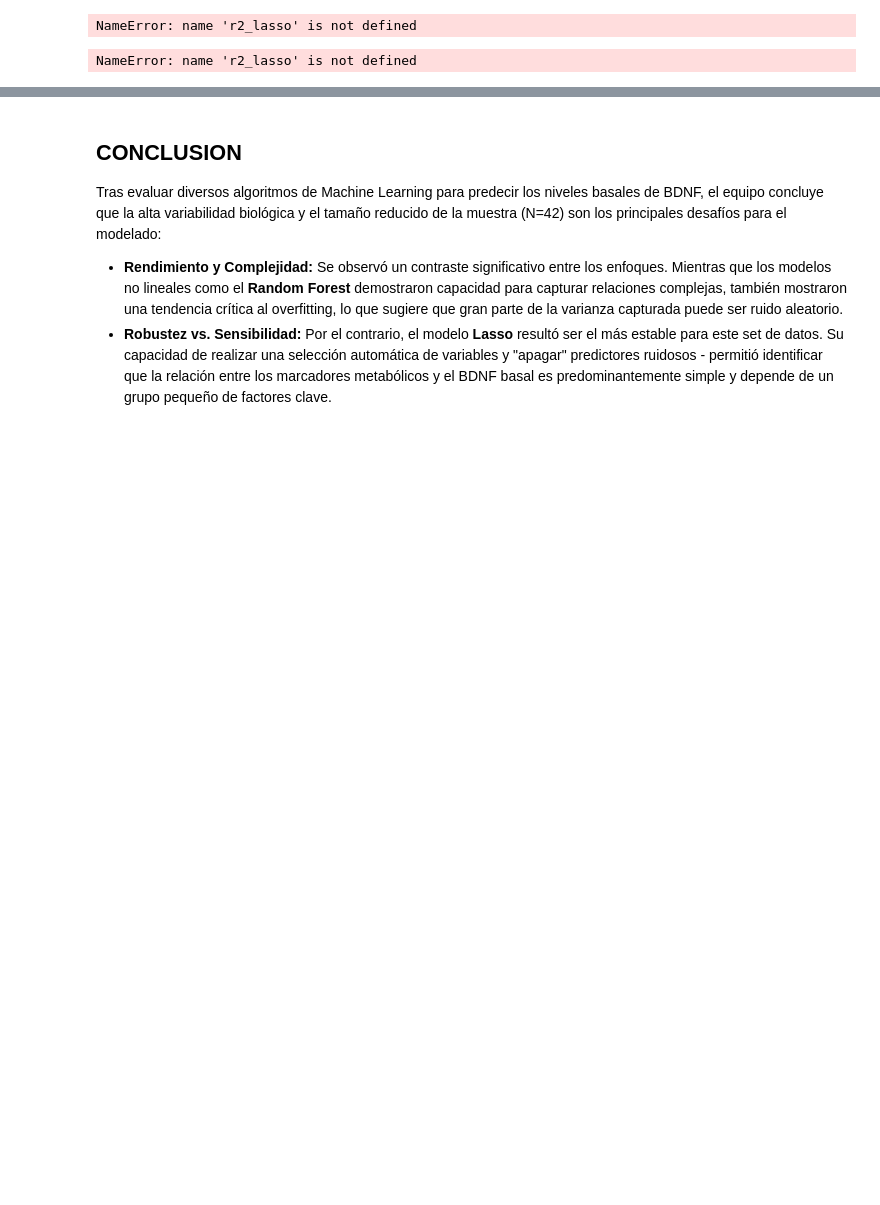
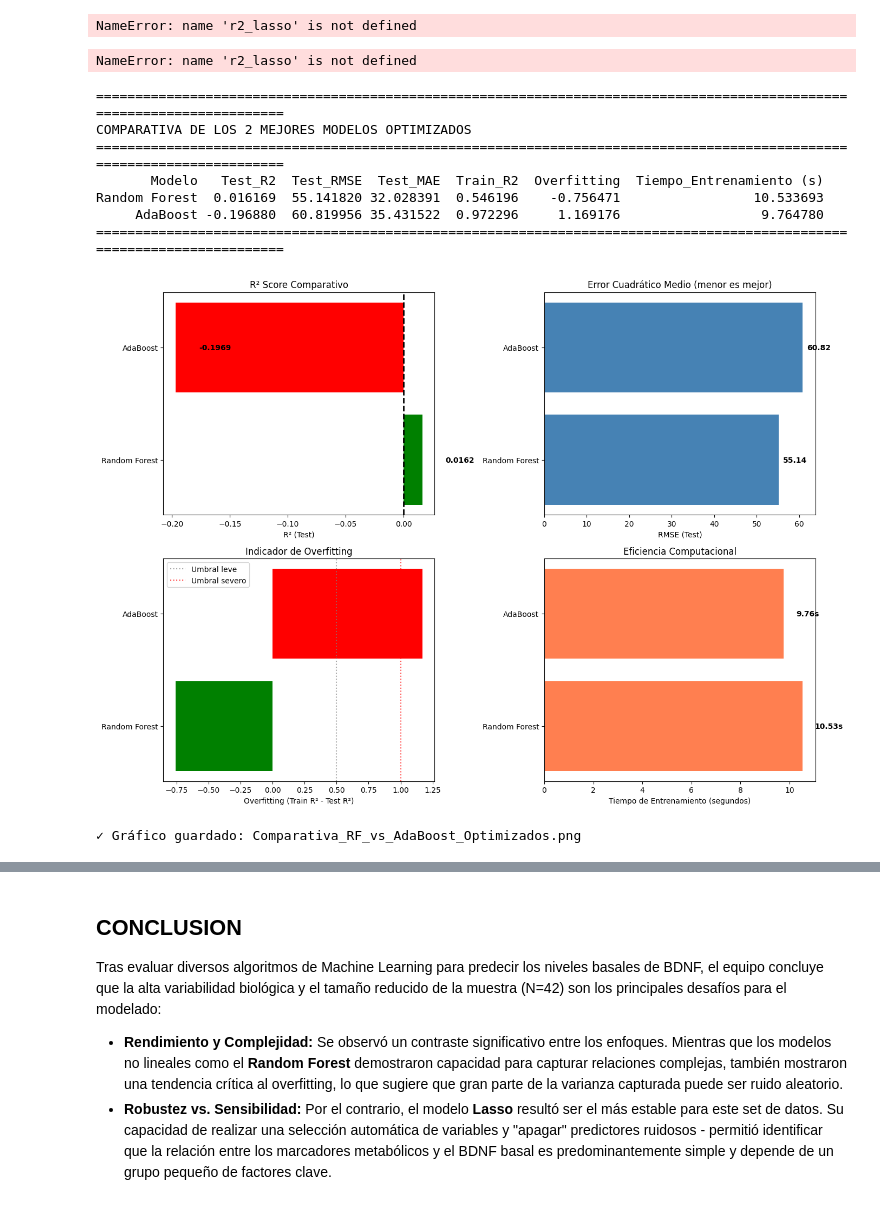
Before and after one commit to MardonioR/Proyecto-Polifenoles, a Jupyter notebook: Notebooks/Sem7_Miriam.ipynb, the cells around one changed output, grey strips where cells are left out. Saved outputs shown, nothing was run; the diff lists cells and outputs as text; code cells hidden in the pictures; blank space fills up the shorter version.

```diff
--- a/Notebooks/Sem7_Miriam.ipynb
+++ b/Notebooks/Sem7_Miriam.ipynb
@@ -1604,3 +1604,80 @@ plt.savefig('../Entregables/UdeBarcelona/Comparativa_Mejores_Modelos_BDNF_fixed.
 plt.show()
 # %% [output]
 NameError: name 'r2_lasso' is not defined
+# %%
+# Comparativa de los 2 mejores modelos optimizados: Random Forest y AdaBoost
+
+# Crear tabla comparativa con los mejores modelos
+mejores_modelos_comparativa = pd.DataFrame({
+    'Modelo': ['Random Forest', 'AdaBoost'],
+    'Test_R2': [r2_test, r2_test_ada],
+    'Test_RMSE': [rmse_test, rmse_test_ada],
+    'Test_MAE': [mae_test, mae_test_ada],
+    'Train_R2': [r2_train, r2_train_ada],
+    'Overfitting': [overfitting, overfitting_ada],
+    'Tiempo_Entrenamiento (s)': [
+        grid_search_rf.cv_results_['mean_fit_time'].mean() * grid_search_rf.n_iter,
+        grid_search_ada.cv_results_['mean_fit_time'].mean() * grid_search_ada.n_iter
+    ]
+})
+
+print("="*120)
+print("COMPARATIVA DE LOS 2 MEJORES MODELOS OPTIMIZADOS")
+print("="*120)
+print(mejores_modelos_comparativa.to_string(index=False))
+print("="*120)
+
+# Visualización comparativa
+fig, axes = plt.subplots(2, 2, figsize=(14, 10))
+
+# Plot 1: R² comparison
+ax1 = axes[0, 0]
+colors_r2 = ['green' if x > 0 else 'red' for x in mejores_modelos_comparativa['Test_R2']]
+ax1.barh(mejores_modelos_comparativa['Modelo'], mejores_modelos_comparativa['Test_R2'], color=colors_r2)
+ax1.axvline(x=0, color='black', linestyle='--', linewidth=2)
+ax1.set_xlabel('R² (Test)')
+ax1.set_title('R² Score Comparativo')
+for i, v in enumerate(mejores_modelos_comparativa['Test_R2']):
+    ax1.text(v + 0.02, i, f'{v:.4f}', va='center', fontweight='bold')
+
+# Plot 2: RMSE comparison
+ax2 = axes[0, 1]
+ax2.barh(mejores_modelos_comparativa['Modelo'], mejores_modelos_comparativa['Test_RMSE'], color='steelblue')
+ax2.set_xlabel('RMSE (Test)')
+ax2.set_title('Error Cuadrático Medio (menor es mejor)')
+for i, v in enumerate(mejores_modelos_comparativa['Test_RMSE']):
+    ax2.text(v + 1, i, f'{v:.2f}', va='center', fontweight='bold')
+
+# Plot 3: Overfitting
+ax3 = axes[1, 0]
+colors_overfit = ['green' if x < 0.5 else 'orange' if x < 1.0 else 'red' for x in mejores_modelos_comparativa['Overfitting']]
+ax3.barh(mejores_modelos_comparativa['Modelo'], mejores_modelos_comparativa['Overfitting'], color=colors_overfit)
+ax3.set_xlabel('Overfitting (Train R² - Test R²)')
+ax3.set_title('Indicador de Overfitting')
+ax3.axvline(x=0.5, color='gray', linestyle=':', alpha=0.7, label='Umbral leve')
+ax3.axvline(x=1.0, color='red', linestyle=':', alpha=0.7, label='Umbral severo')
+ax3.legend()
+
+# Plot 4: Tiempo de entrenamiento
+ax4 = axes[1, 1]
+ax4.barh(mejores_modelos_comparativa['Modelo'], mejores_modelos_comparativa['Tiempo_Entrenamiento (s)'], color='coral')
+ax4.set_xlabel('Tiempo de Entrenamiento (segundos)')
+ax4.set_title('Eficiencia Computacional')
+for i, v in enumerate(mejores_modelos_comparativa['Tiempo_Entrenamiento (s)']):
+    ax4.text(v + 0.5, i, f'{v:.2f}s', va='center', fontweight='bold')
+
+plt.tight_layout()
+plt.savefig('../Entregables/UdeBarcelona/Comparativa_RF_vs_AdaBoost_Optimizados.png', dpi=300, bbox_inches='tight')
+plt.show()
+
+print("\n✓ Gráfico guardado: Comparativa_RF_vs_AdaBoost_Optimizados.png")
+# %% [output]
+========================================================================================================================
+COMPARATIVA DE LOS 2 MEJORES MODELOS OPTIMIZADOS
+========================================================================================================================
+       Modelo   Test_R2  Test_RMSE  Test_MAE  Train_R2  Overfitting  Tiempo_Entrenamiento (s)
+Random Forest  0.016169  55.141820 32.028391  0.546196    -0.756471                 10.533693
+     AdaBoost -0.196880  60.819956 35.431522  0.972296     1.169176                  9.764780
+========================================================================================================================
+[figure, added]
+✓ Gráfico guardado: Comparativa_RF_vs_AdaBoost_Optimizados.png
```
Also changed, not shown: parts of 1 cell of this notebook.
